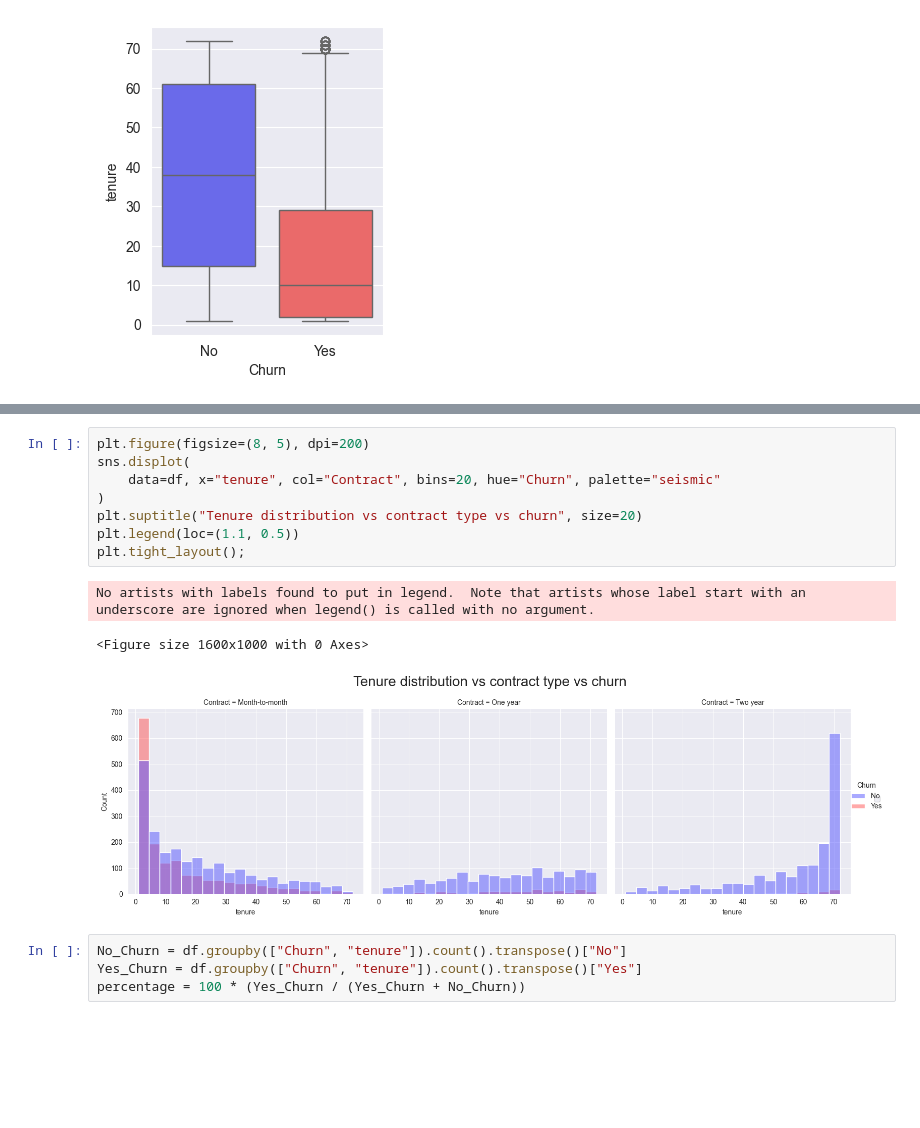
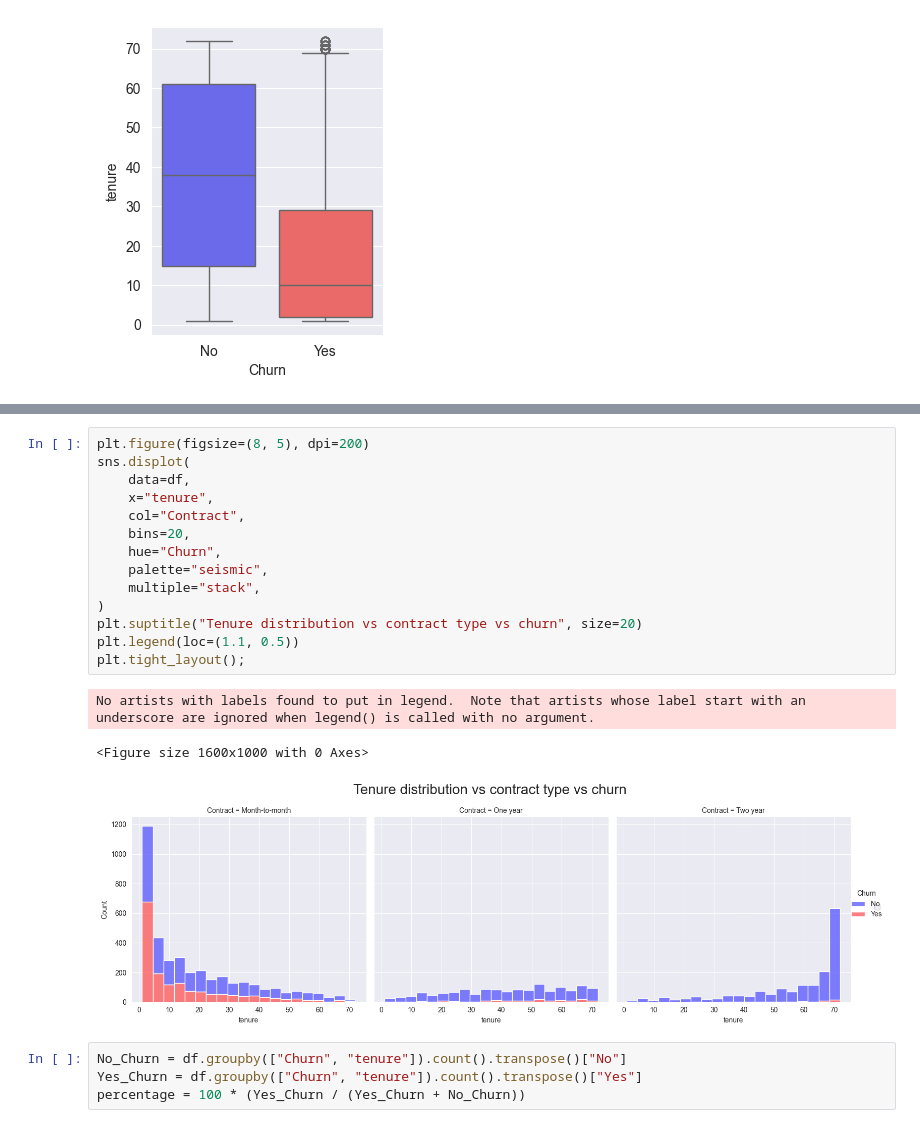
Before and after one commit to natix-x/Telco-Customer-Churn-Prediction, a Jupyter notebook: data_analysis.ipynb, the cells around one changed output, grey strips where cells are left out. Cells and saved outputs as stored; diff of their text form; blank space fills up the shorter version.

```diff
--- a/data_analysis.ipynb
+++ b/data_analysis.ipynb
@@ -181,15 +195,21 @@ plt.title("Distribution of tenure vs churn");
 # %%
 plt.figure(figsize=(8, 5), dpi=200)
 sns.displot(
-    data=df, x="tenure", col="Contract", bins=20, hue="Churn", palette="seismic"
+    data=df,
+    x="tenure",
+    col="Contract",
+    bins=20,
+    hue="Churn",
+    palette="seismic",
+    multiple="stack",
 )
 plt.suptitle("Tenure distribution vs contract type vs churn", size=20)
 plt.legend(loc=(1.1, 0.5))
 plt.tight_layout();
 # %% [output]
 No artists with labels found to put in legend.  Note that artists whose label start with an underscore are ignored when legend() is called with no argument.
 <Figure size 1600x1000 with 0 Axes>
-[figure, old version]
+[figure, new version]
 # %%
 No_Churn = df.groupby(["Churn", "tenure"]).count().transpose()["No"]
 Yes_Churn = df.groupby(["Churn", "tenure"]).count().transpose()["Yes"]
```
Also changed, not shown: parts of 2 cells of this notebook, 2 other files.
